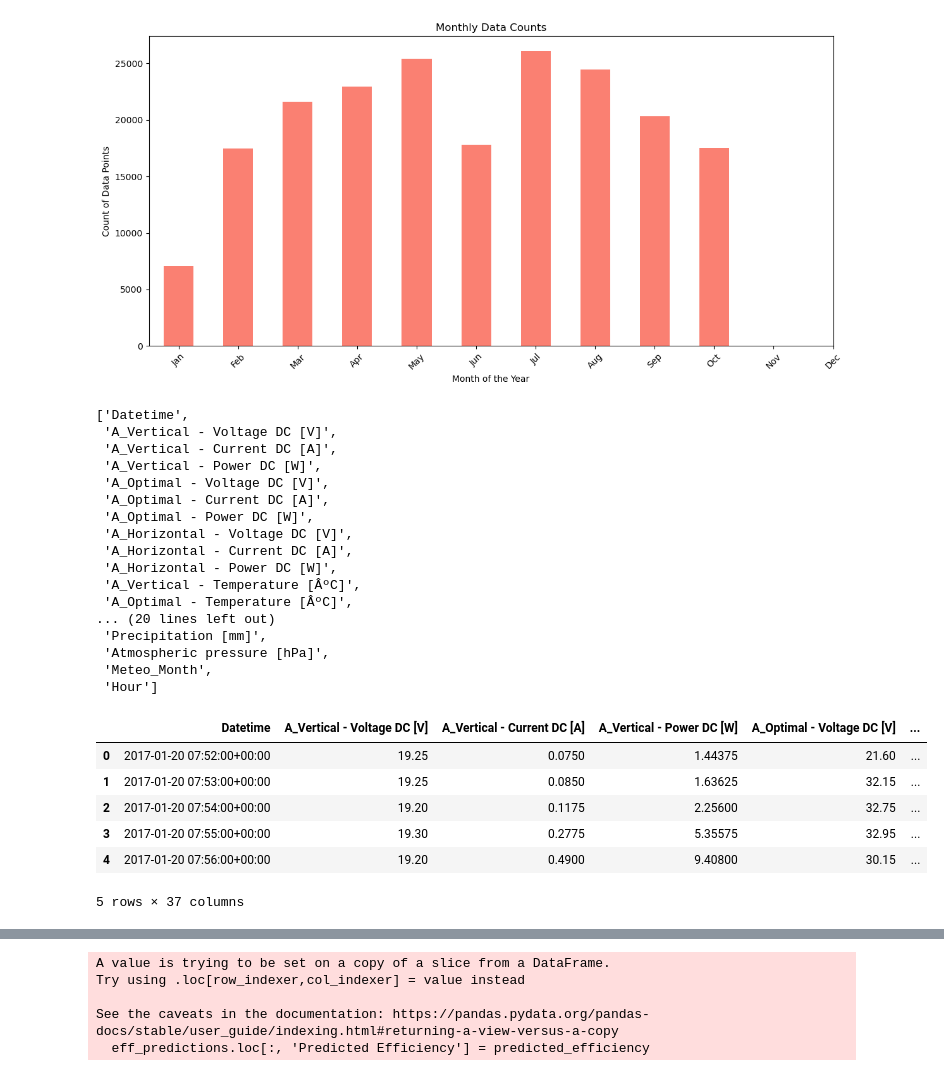
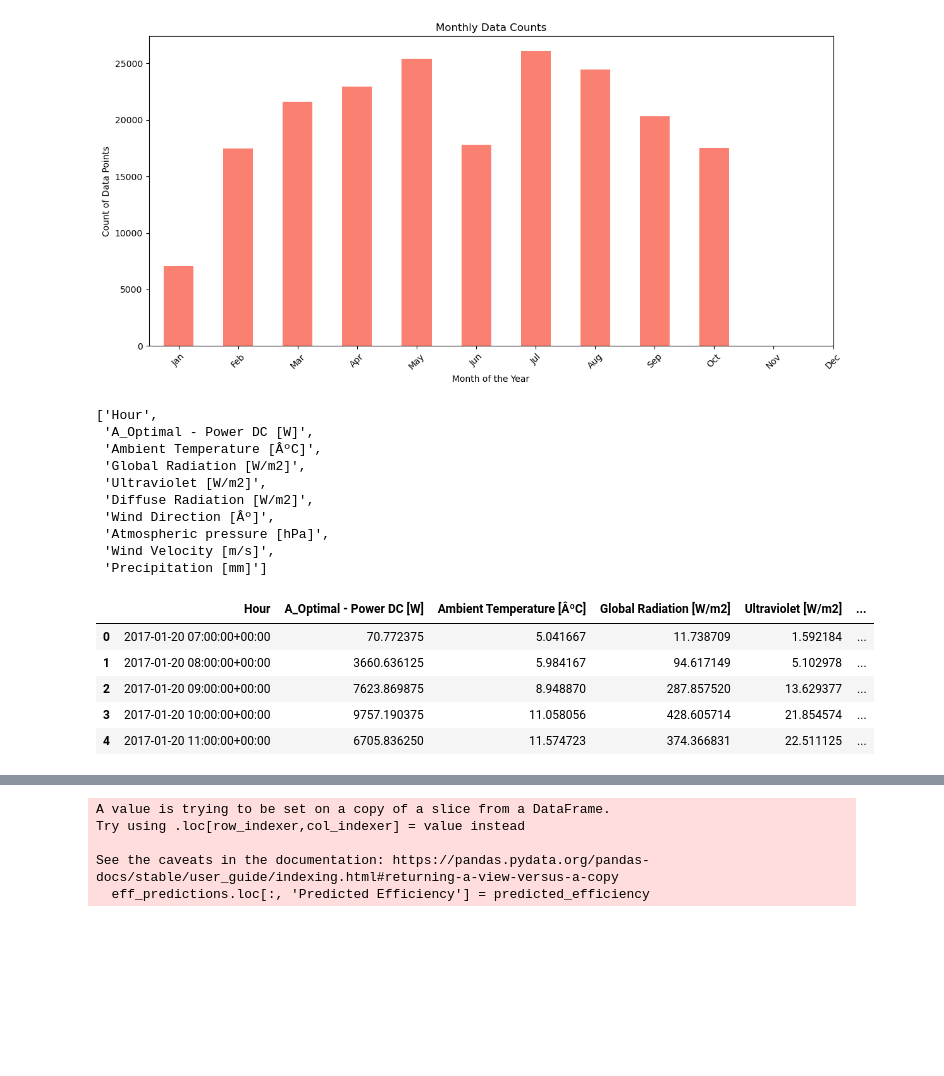
Before and after one commit to navanodonavan/MSAAI530_Final_Project_G6, a Jupyter notebook: MSAAI530_Group6_LSTM_Efficiency.ipynb, the cells around one changed output, grey strips where cells are left out. Cells and saved outputs as stored; diff of their text form; code cells hidden in the pictures; blank space fills up the shorter version.

```diff
--- a/MSAAI530_Group6_LSTM_Efficiency.ipynb
+++ b/MSAAI530_Group6_LSTM_Efficiency.ipynb
@@ -70,26 +71,32 @@ plt.show()
 # %%
 # Create hourly column
 sunlab_minute['Hour'] = sunlab_minute['Datetime'].dt.floor('h')
+
+# aggregate data by hour
+sunlab_hourly = sunlab_minute.groupby('Hour').agg({
+    'A_Optimal - Power DC [W]': 'sum',
+    'Ambient Temperature [ÂºC]': 'mean',
+    'Global Radiation [W/m2]': 'mean',
+    'Ultraviolet [W/m2]': 'mean',
+    'Diffuse Radiation [W/m2]': 'mean',
+    'Wind Direction [Âº]': 'mean',
+    'Atmospheric pressure [hPa]': 'mean',
+    'Wind Velocity [m/s]': 'mean',
+    'Precipitation [mm]': 'sum'
+}).reset_index()
 # %%
-sunlab_minute.columns.tolist()
+sunlab_hourly.columns.tolist()
 # %% [output]
-['Datetime',
- 'A_Vertical - Voltage DC [V]',
- 'A_Vertical - Current DC [A]',
- 'A_Vertical - Power DC [W]',
- 'A_Optimal - Voltage DC [V]',
- 'A_Optimal - Current DC [A]',
+['Hour',
  'A_Optimal - Power DC [W]',
- 'A_Horizontal - Voltage DC [V]',
- 'A_Horizontal - Current DC [A]',
- 'A_Horizontal - Power DC [W]',
- 'A_Vertical - Temperature [ÂºC]',
- 'A_Optimal - Temperature [ÂºC]',
-... (20 lines left out)
- 'Precipitation [mm]',
+ 'Ambient Temperature [ÂºC]',
+ 'Global Radiation [W/m2]',
+ 'Ultraviolet [W/m2]',
+ 'Diffuse Radiation [W/m2]',
+ 'Wind Direction [Âº]',
  'Atmospheric pressure [hPa]',
- 'Meteo_Month',
- 'Hour']
+ 'Wind Velocity [m/s]',
+ 'Precipitation [mm]']
 # %%
 # extract features that may impact efficiency
 features = ['Ambient Temperature [ÂºC]', 'Global Radiation [W/m2]', 'Diffuse Radiation [W/m2]',
@@ -98,18 +105,17 @@ features = ['Ambient Temperature [ÂºC]', 'Global Radiation [W/m2]', 'Diffuse R
 # define efficiency ( we will assume Power output / Global Radiation is a good indication for efficiency)
 target = 'Efficiency'
 # add efficiency column to dataframe
-sunlab_minute['Efficiency'] = sunlab_minute['A_Optimal - Power DC [W]'] / sunlab_minute['Global Radiation [W/m2]']
-sunlab_minute['Efficiency'] = sunlab_minute['Efficiency'].fillna(0)
+sunlab_hourly['Efficiency'] = sunlab_hourly['A_Optimal - Power DC [W]'] / sunlab_hourly['Global Radiation [W/m2]']
+sunlab_hourly['Efficiency'] = sunlab_hourly['Efficiency'].fillna(0)
 # %%
-sunlab_minute.head()
+sunlab_hourly.head()
 # %% [output]
-|  | Datetime | A_Vertical - Voltage DC [V] | A_Vertical - Current DC [A] | A_Vertical - Power DC [W] | A_Optimal - Voltage DC [V] | ... |
-| 0 | 2017-01-20 07:52:00+00:00 | 19.25 | 0.0750 | 1.44375 | 21.60 | ... |
-| 1 | 2017-01-20 07:53:00+00:00 | 19.25 | 0.0850 | 1.63625 | 32.15 | ... |
-| 2 | 2017-01-20 07:54:00+00:00 | 19.20 | 0.1175 | 2.25600 | 32.75 | ... |
-| 3 | 2017-01-20 07:55:00+00:00 | 19.30 | 0.2775 | 5.35575 | 32.95 | ... |
-| 4 | 2017-01-20 07:56:00+00:00 | 19.20 | 0.4900 | 9.40800 | 30.15 | ... |
+|  | Hour | A_Optimal - Power DC [W] | Ambient Temperature [ÂºC] | Global Radiation [W/m2] | Ultraviolet [W/m2] | ... |
+| 0 | 2017-01-20 07:00:00+00:00 | 70.772375 | 5.041667 | 11.738709 | 1.592184 | ... |
+| 1 | 2017-01-20 08:00:00+00:00 | 3660.636125 | 5.984167 | 94.617149 | 5.102978 | ... |
+| 2 | 2017-01-20 09:00:00+00:00 | 7623.869875 | 8.948870 | 287.857520 | 13.629377 | ... |
+| 3 | 2017-01-20 10:00:00+00:00 | 9757.190375 | 11.058056 | 428.605714 | 21.854574 | ... |
+| 4 | 2017-01-20 11:00:00+00:00 | 6705.836250 | 11.574723 | 374.366831 | 22.511125 | ... |
-5 rows × 37 columns
 # %%
 # normalize features
 scaler_X = MinMaxScaler()
```
Also changed, not shown: parts of 11 cells of this notebook.
